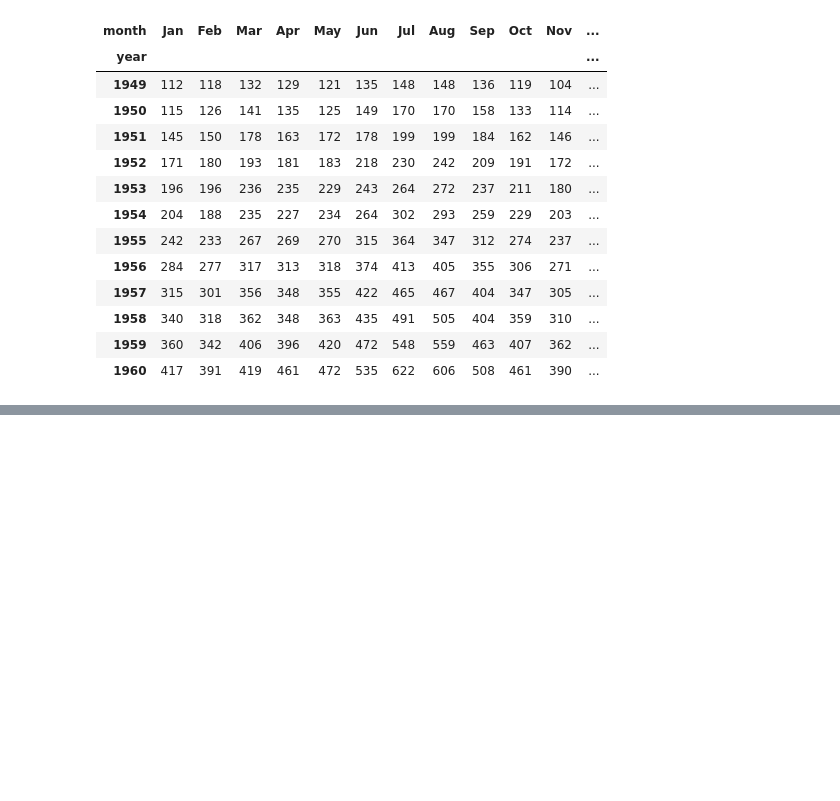
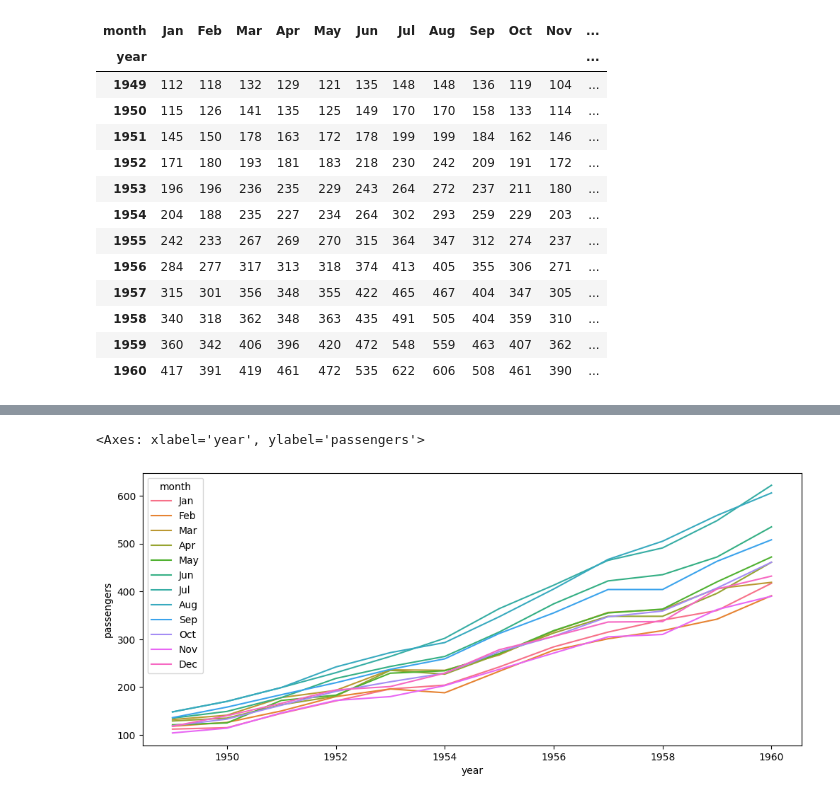
Before and after one commit to Raewon12/pandas-data-analysis, a Jupyter notebook: part5/EDA/flights.ipynb, the cells around one changed output, grey strips where cells are left out. Saved outputs shown, nothing was run; the diff lists cells and outputs as text; code cells hidden in the pictures; blank space fills up the shorter version.

```diff
--- a/part5/EDA/flights.ipynb
+++ b/part5/EDA/flights.ipynb
@@ -70,2 +66,7 @@ plt.show()
 # %%
-flights
+# 년도별 월별 승객의 변화 시각화
+plt.figure(figsize=(12,5))
+sns.lineplot(data=flights,x='year',y='passengers',hue='month')
+# %% [output]
+<Axes: xlabel='year', ylabel='passengers'>
+[figure, added]
```
Also changed, not shown: parts of 2 cells of this notebook.
